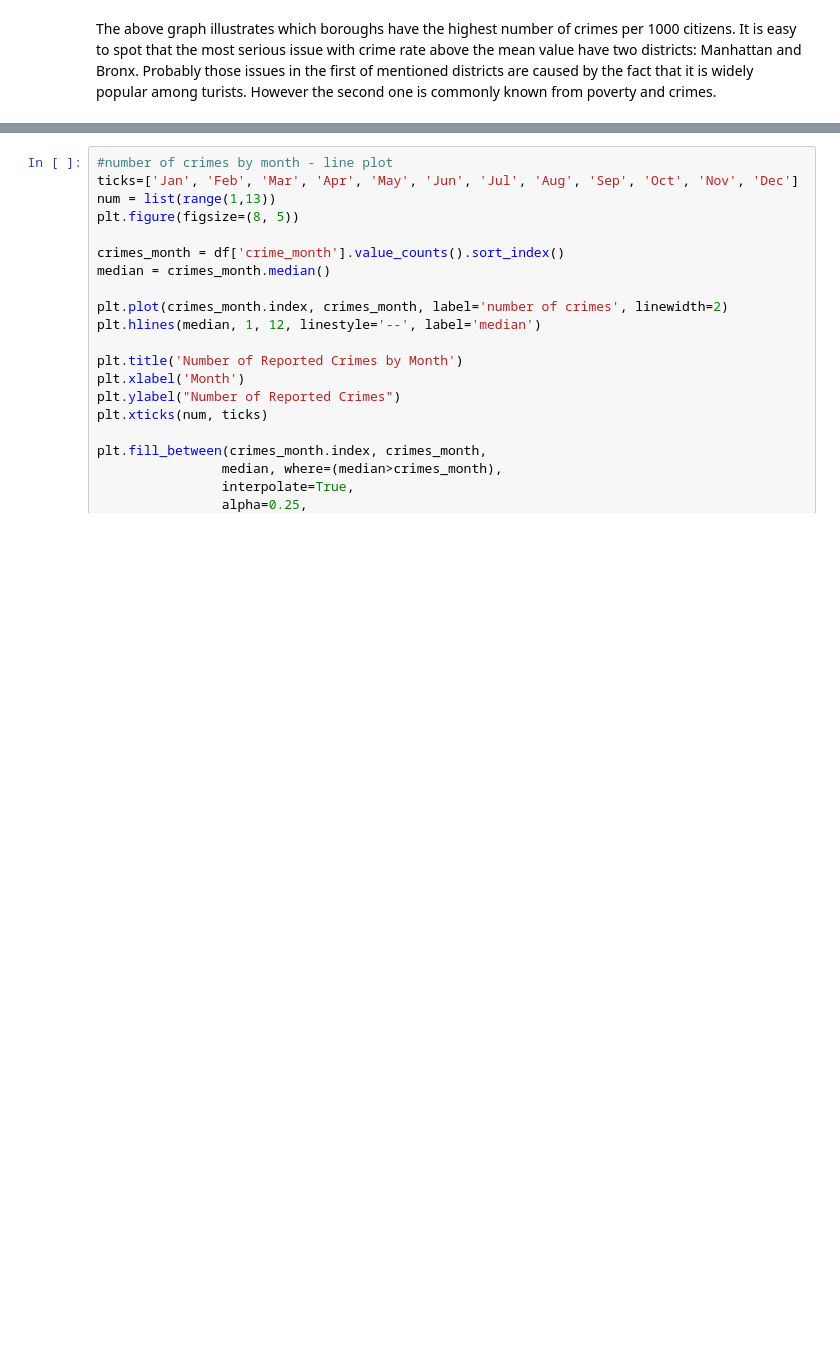
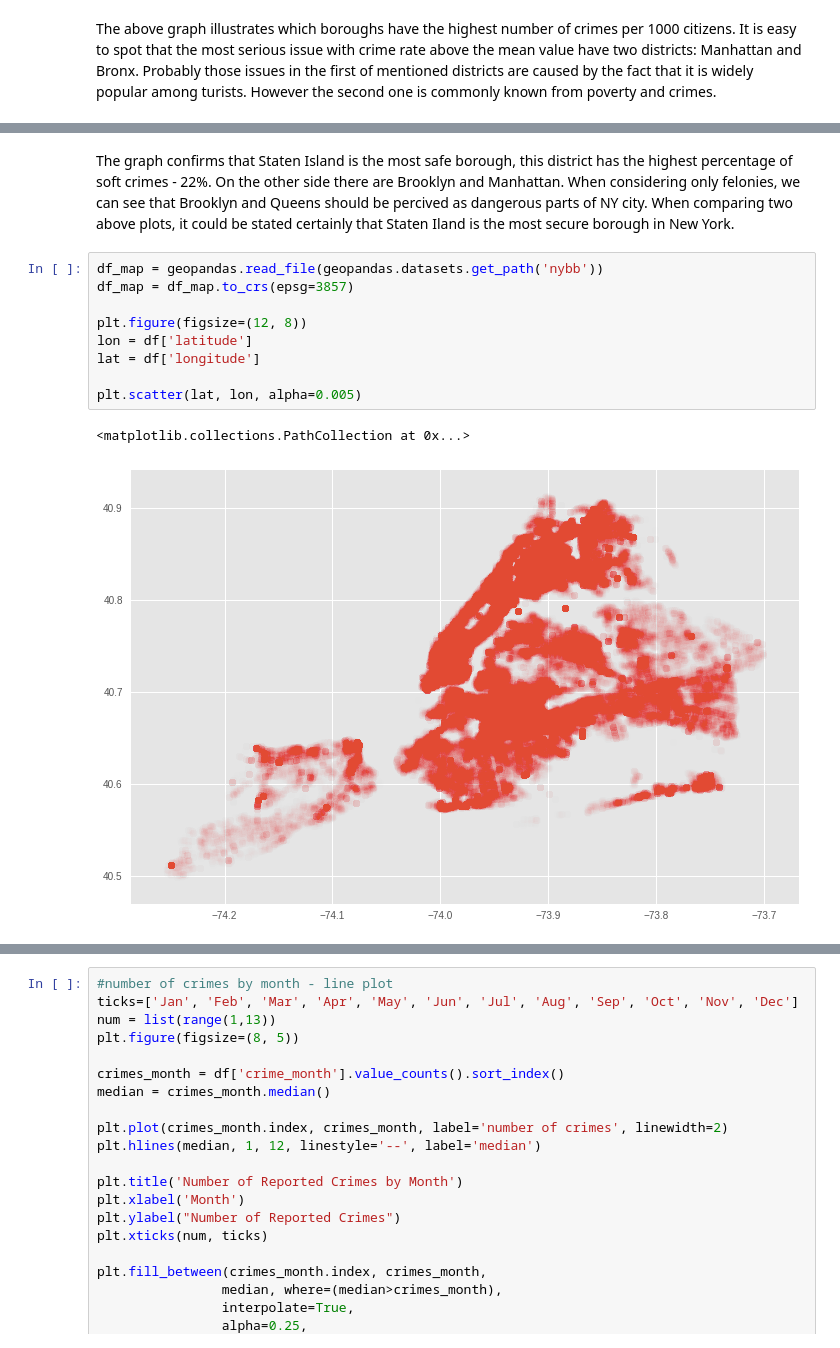
Before and after one commit to michalradecki/python_data_NY_crime, a Jupyter notebook: data_analysis_NYPD_crime.ipynb, the cells around one changed output, grey strips where cells are left out. Cells and saved outputs as stored; diff of their text form; blank space fills up the shorter version.

```diff
--- a/data_analysis_NYPD_crime.ipynb
+++ b/data_analysis_NYPD_crime.ipynb
@@ -213,2 +242,16 @@ Name: crime_date, dtype: float64
+# %% [markdown]
+The graph confirms that Staten Island is the most safe borough, this district has the highest percentage of soft  crimes - 22%. On the other side there are Brooklyn and Manhattan. When considering only felonies, we can see that Brooklyn and Queens should be percived as dangerous parts of NY city. When comparing two above plots, it could be stated certainly that Staten Iland is the most secure borough in New York.
+# %%
+df_map = geopandas.read_file(geopandas.datasets.get_path('nybb'))
+df_map = df_map.to_crs(epsg=3857)
+
+plt.figure(figsize=(12, 8))
+lon = df['latitude']
+lat = df['longitude']
+
+plt.scatter(lat, lon, alpha=0.005)
+# %% [output]
+<matplotlib.collections.PathCollection at 0x...>
+[figure, added]
 # %%
 #number of crimes by day bar plot
```
Also changed, not shown: parts of 22 cells of this notebook.
